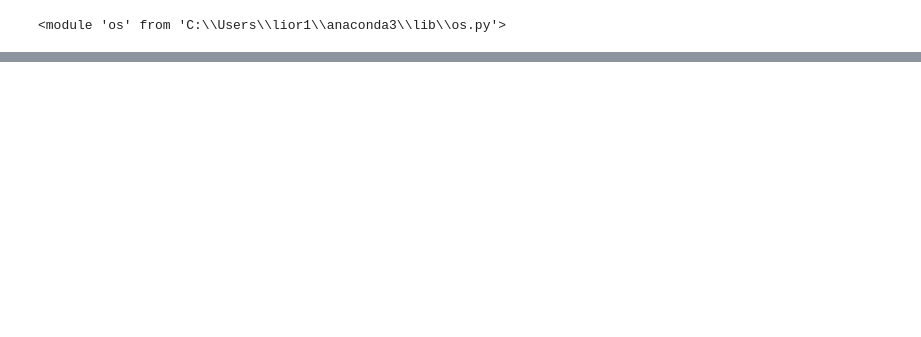
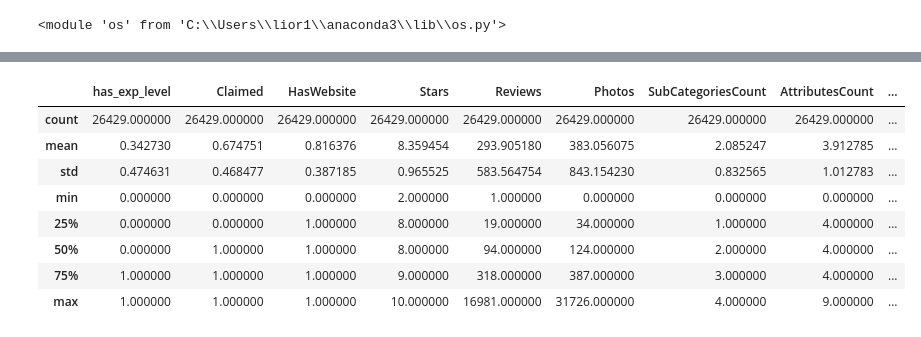
Before and after one commit to omer-priel/TheRootOfDataScience, a Jupyter notebook: notebooks/main.ipynb, the cells around one changed output, grey strips where cells are left out. Drawn from its saved outputs; the diff is of its cells as text; code cells hidden in the pictures; blank space fills up the shorter version.

```diff
--- a/notebooks/main.ipynb
+++ b/notebooks/main.ipynb
@@ -52,0 +40,26 @@ X_train.describe()
+# %%
+df=pd.concat([y_train,X_train],axis=1)
+# %%
+df=df.reset_index(drop=True)
+# %%
+first_collumns=["has_exp_level",
+    'Claimed', 'HasWebsite',
+    'Stars', 'Reviews', 'Photos',
+    'SubCategoriesCount', 'AttributesCount',
+    'QuestionsCount',
+    'WeeklyHours', 'WeeklyBreaks', 'WeeklyDays',
+]
+# %%
+df["has_exp_level"]=df["has_exp_level"].astype(int)
+# %%
+df[first_collumns].describe()
+# %% [output]
+|  | has_exp_level | Claimed | HasWebsite | Stars | Reviews | Photos | SubCategoriesCount | AttributesCount | ... |
+| count | 26429.000000 | 26429.000000 | 26429.000000 | 26429.000000 | 26429.000000 | 26429.000000 | 26429.000000 | 26429.000000 | ... |
+| mean | 0.342730 | 0.674751 | 0.816376 | 8.359454 | 293.905180 | 383.056075 | 2.085247 | 3.912785 | ... |
+| std | 0.474631 | 0.468477 | 0.387185 | 0.965525 | 583.564754 | 843.154230 | 0.832565 | 1.012783 | ... |
+| min | 0.000000 | 0.000000 | 0.000000 | 2.000000 | 1.000000 | 0.000000 | 0.000000 | 0.000000 | ... |
+| 25% | 0.000000 | 0.000000 | 1.000000 | 8.000000 | 19.000000 | 34.000000 | 1.000000 | 4.000000 | ... |
+| 50% | 0.000000 | 1.000000 | 1.000000 | 8.000000 | 94.000000 | 124.000000 | 2.000000 | 4.000000 | ... |
+| 75% | 1.000000 | 1.000000 | 1.000000 | 9.000000 | 318.000000 | 387.000000 | 3.000000 | 4.000000 | ... |
+| max | 1.000000 | 1.000000 | 1.000000 | 10.000000 | 16981.000000 | 31726.000000 | 4.000000 | 9.000000 | ... |
```
Also changed, not shown: parts of 3 cells of this notebook.
